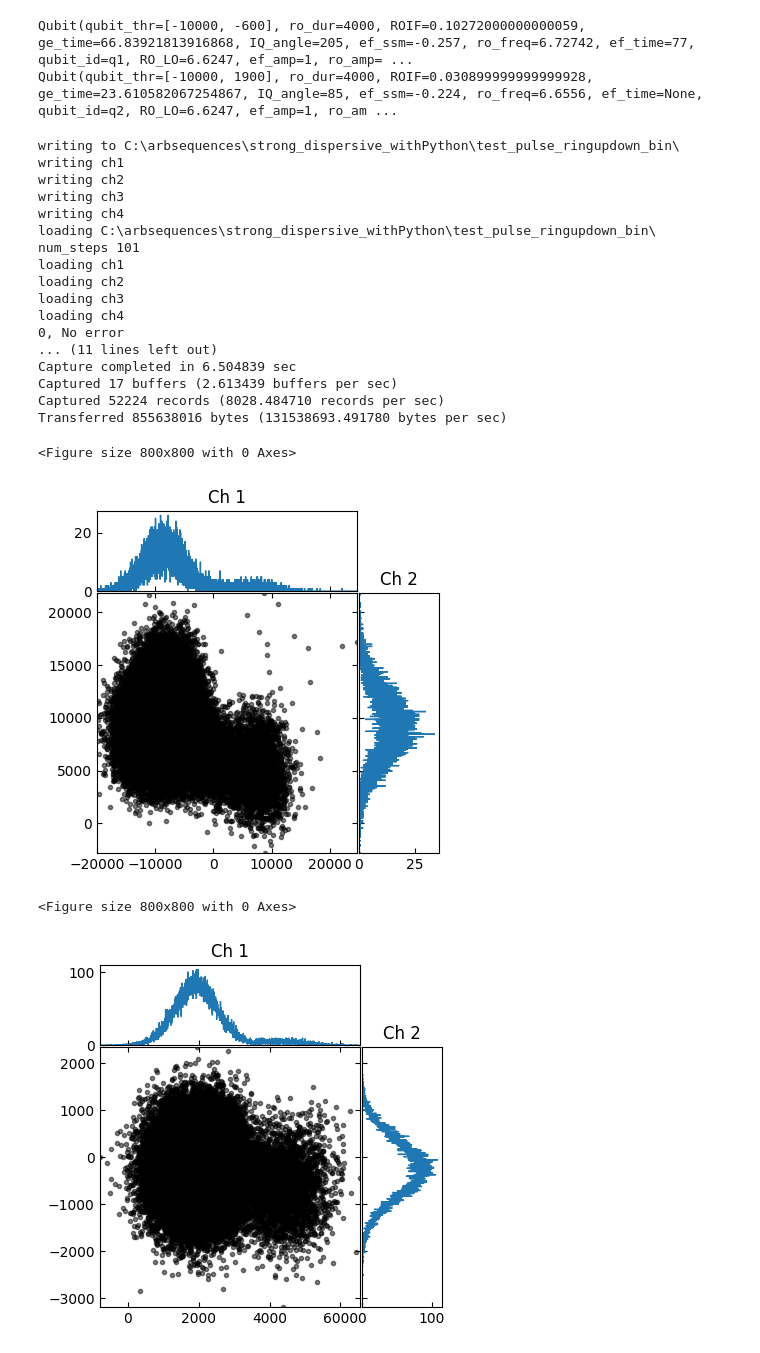
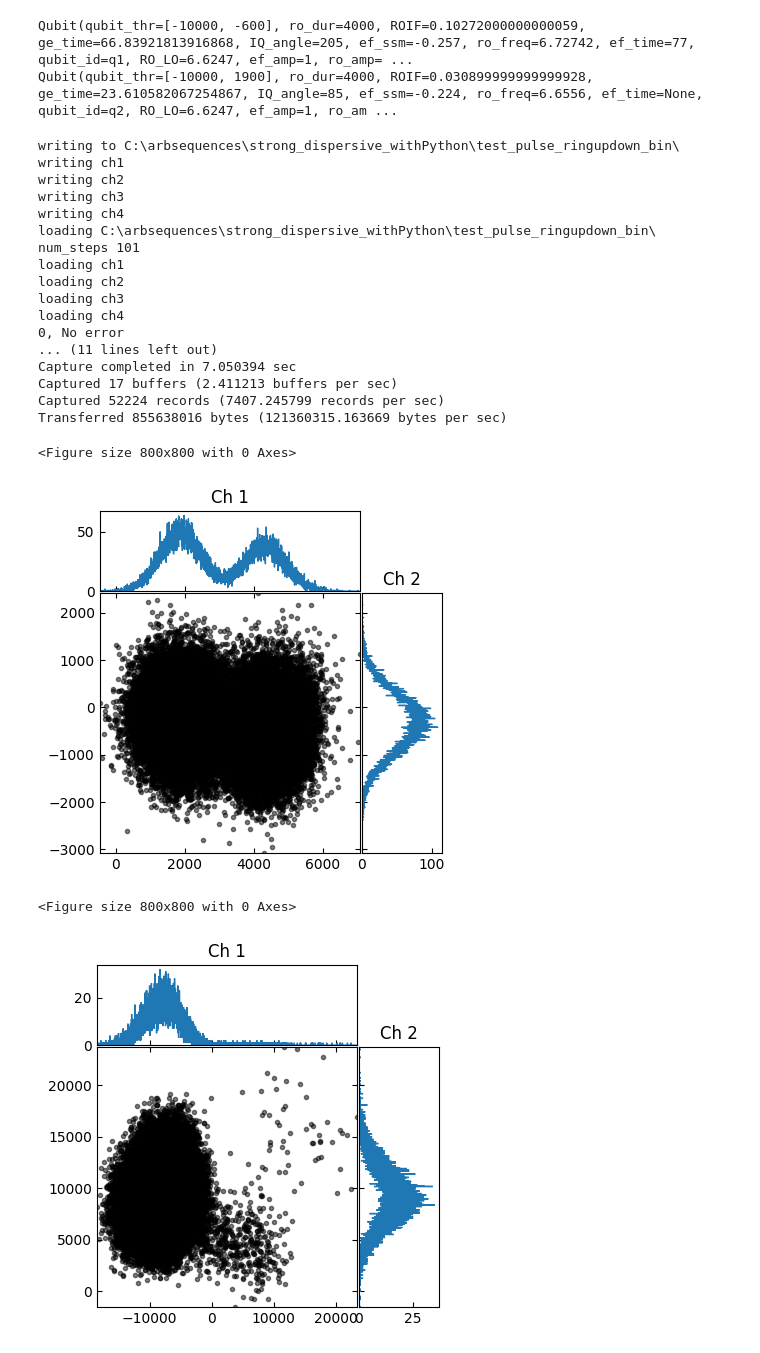
Before and after one commit to Katermurch/BlueFridgeNonLin, a Jupyter notebook: rabi.ipynb, the cells around one changed output. Saved outputs shown, nothing was run; the diff lists cells and outputs as text; code cells hidden in the pictures.

Commit message:
rabi and swap changes

```diff
--- a/rabi.ipynb
+++ b/rabi.ipynb
@@ -72,30 +72,30 @@ def run_rabi(
 # %%
 num_steps = 101
 reps = 500
 sweep_time = 200
-values, IQ_df = run_rabi(q1, q2, general_vals_dict, num_steps, sweep_time, reps)
+values, IQ_df = run_rabi(q2, q1, general_vals_dict, num_steps, sweep_time, reps)
 # %% [output]
 writing to C:\arbsequences\strong_dispersive_withPython\test_pulse_ringupdown_bin\
 writing ch1
 writing ch2
 writing ch3
 writing ch4
 loading C:\arbsequences\strong_dispersive_withPython\test_pulse_ringupdown_bin\
 num_steps 101
 loading ch1
 loading ch2
 loading ch3
 loading ch4
 0, No error
 ... (11 lines left out)
-Capture completed in 6.504839 sec
-Captured 17 buffers (2.613439 buffers per sec)
-Captured 52224 records (8028.484710 records per sec)
-Transferred 855638016 bytes (131538693.491780 bytes per sec)
+Capture completed in 7.050394 sec
+Captured 17 buffers (2.411213 buffers per sec)
+Captured 52224 records (7407.245799 records per sec)
+Transferred 855638016 bytes (121360315.163669 bytes per sec)
 <Figure size 800x800 with 0 Axes>
-[figure, old version]
+[figure, new version]
 <Figure size 800x800 with 0 Axes>
-[figure, old version]
+[figure, new version]
 # %%
 IQ_df = plotting.get_IQ_averages(values)
 Q = IQ_df["Q1"]
```
Also changed, not shown: parts of 2 cells of this notebook, 1 other file.
